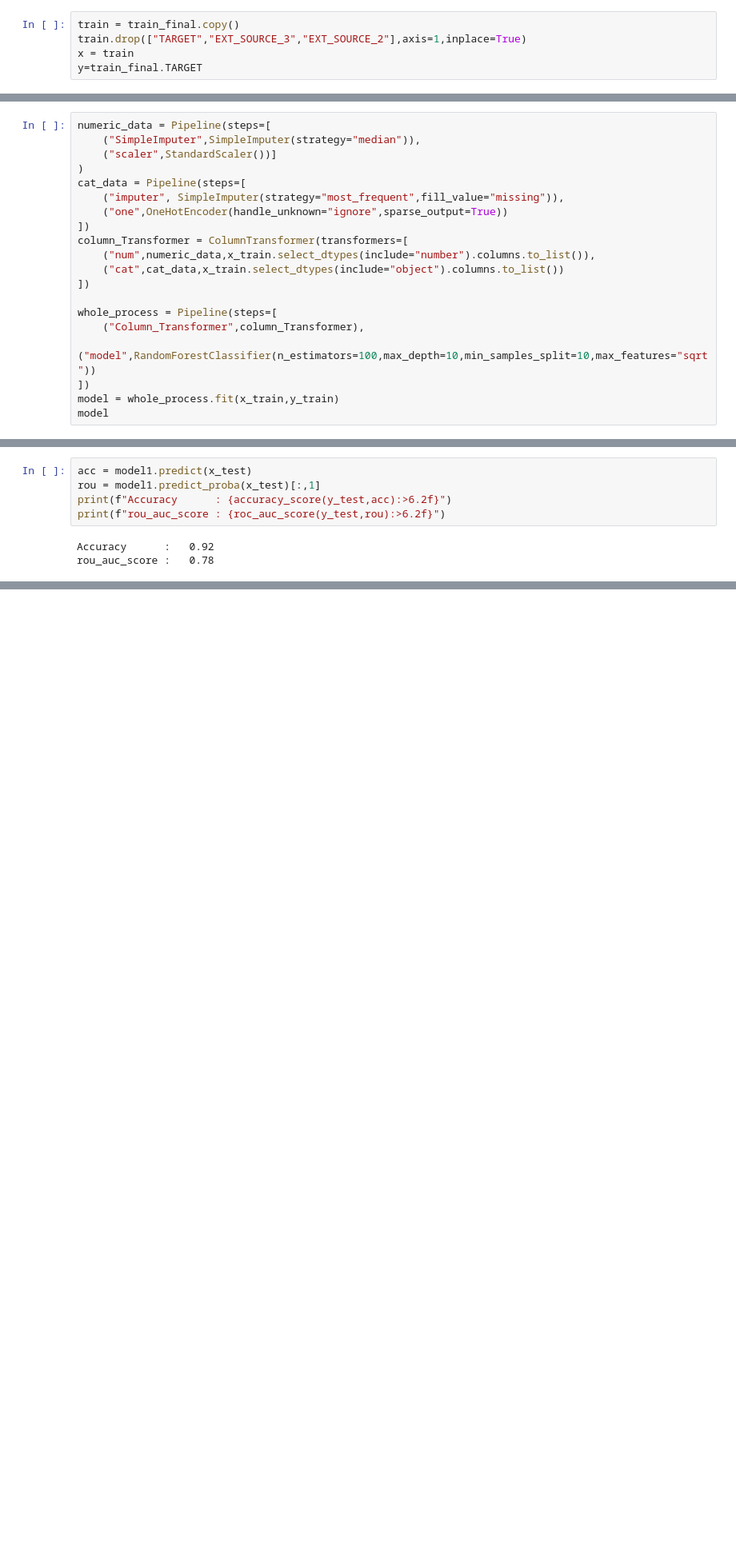
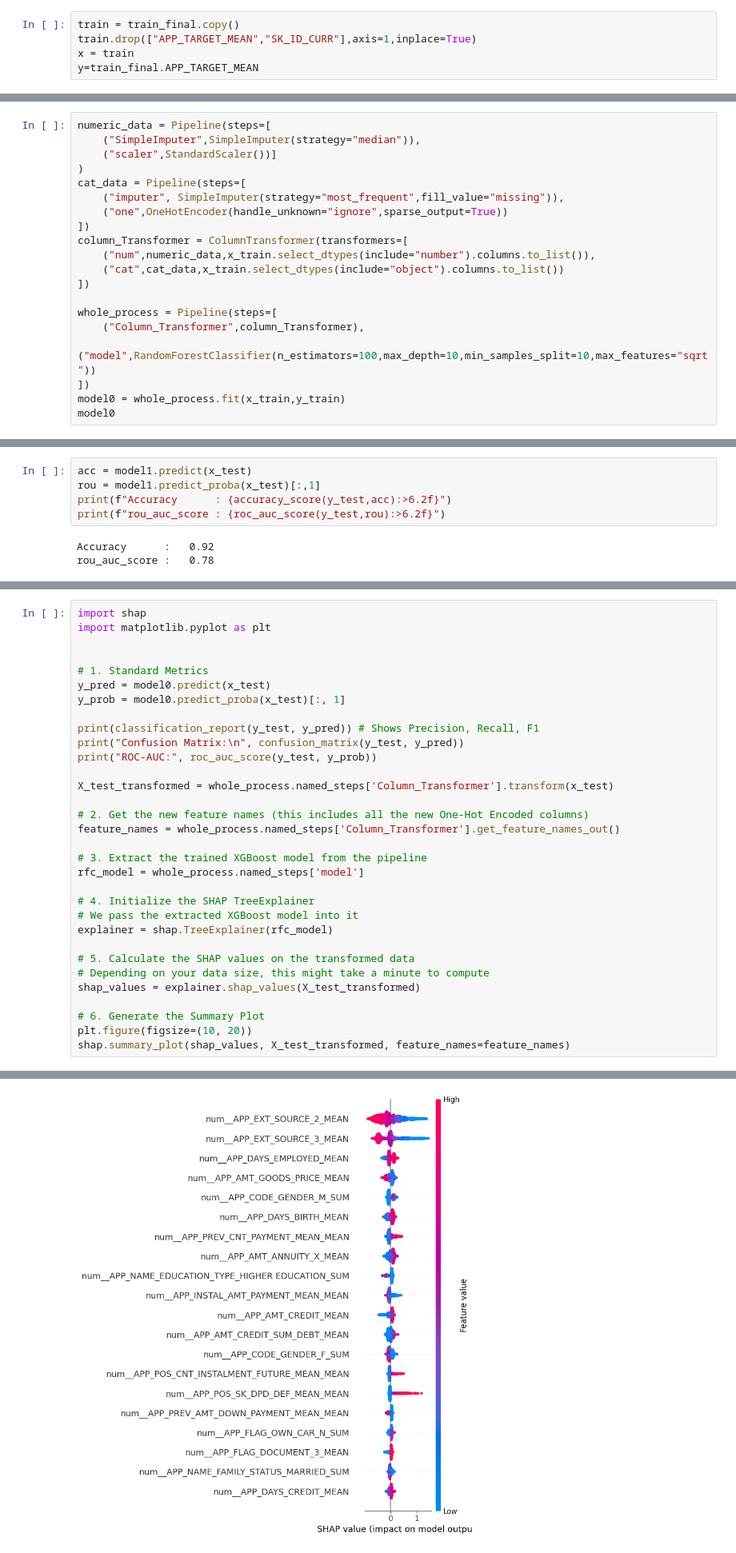
Before and after one commit to Sunny-Kumar-1/Loan-Default-Predictor, a Jupyter notebook: notebook.ipynb, the cells around one changed output, grey strips where cells are left out. Shown at 80% size. Saved outputs shown, nothing was run; the diff lists cells and outputs as text; blank space fills up the shorter version.

```diff
--- a/notebook.ipynb
+++ b/notebook.ipynb
@@ -458,5 +489,5 @@ Index(['SK_ID_CURR', 'TARGET', 'CNT_CHILDREN', 'AMT_INCOME_TOTAL',
 # %%
 train = train_final.copy()
-train.drop(["TARGET","EXT_SOURCE_3","EXT_SOURCE_2"],axis=1,inplace=True)
+train.drop(["APP_TARGET_MEAN","SK_ID_CURR"],axis=1,inplace=True)
 x = train
-y=train_final.TARGET
+y=train_final.APP_TARGET_MEAN
@@ -520,8 +564,8 @@ whole_process = Pipeline(steps=[
     ("Column_Transformer",column_Transformer),
     ("model",RandomForestClassifier(n_estimators=100,max_depth=10,min_samples_split=10,max_features="sqrt"))
 ])
-model = whole_process.fit(x_train,y_train)
-model
+model0 = whole_process.fit(x_train,y_train)
+model0
 # %% [output]
 Pipeline(steps=[('Column_Transformer',
                  ColumnTransformer(transformers=[('num',
@@ -631,0 +667,33 @@ joblib.dump(model1, 'model1.joblib')
+# %%
+import shap
+import matplotlib.pyplot as plt
+
+
+# 1. Standard Metrics
+y_pred = model0.predict(x_test)
+y_prob = model0.predict_proba(x_test)[:, 1]
+
+print(classification_report(y_test, y_pred)) # Shows Precision, Recall, F1
+print("Confusion Matrix:\n", confusion_matrix(y_test, y_pred))
+print("ROC-AUC:", roc_auc_score(y_test, y_prob))
+
+X_test_transformed = whole_process.named_steps['Column_Transformer'].transform(x_test)
+
+# 2. Get the new feature names (this includes all the new One-Hot Encoded columns)
+feature_names = whole_process.named_steps['Column_Transformer'].get_feature_names_out()
+
+# 3. Extract the trained XGBoost model from the pipeline
+rfc_model = whole_process.named_steps['model']
+
+# 4. Initialize the SHAP TreeExplainer
+# We pass the extracted XGBoost model into it
+explainer = shap.TreeExplainer(rfc_model)
+
+# 5. Calculate the SHAP values on the transformed data
+# Depending on your data size, this might take a minute to compute
+shap_values = explainer.shap_values(X_test_transformed)
+
+# 6. Generate the Summary Plot
+plt.figure(figsize=(10, 20))
+shap.summary_plot(shap_values, X_test_transformed, feature_names=feature_names)
+# %% [output]
@@ -631,0 +713 @@ joblib.dump(model1, 'model1.joblib')
+[figure, added]
```
Also changed, not shown: parts of 28 cells of this notebook.
